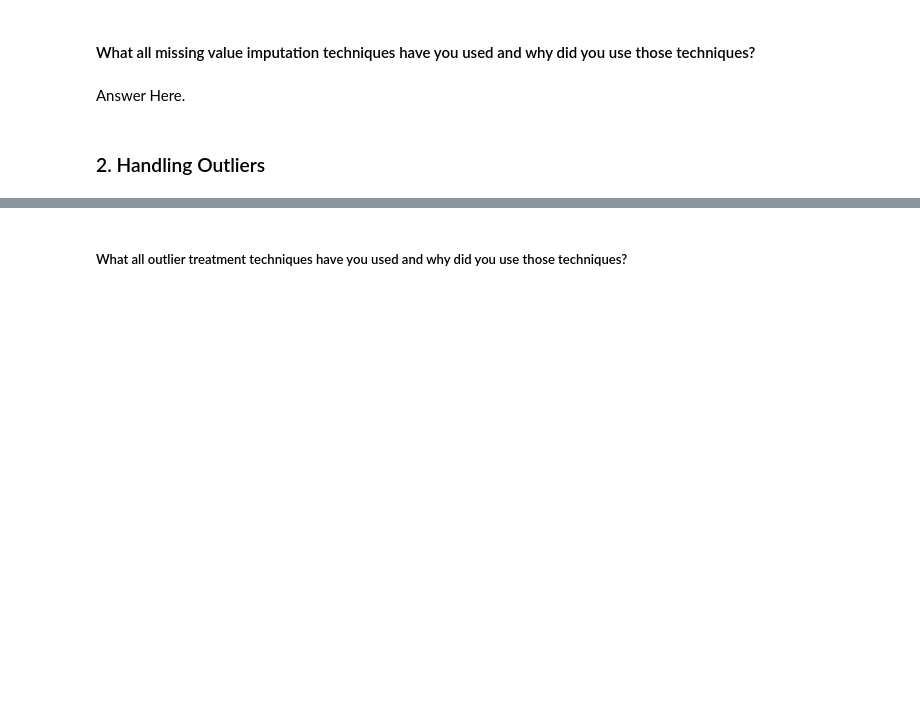
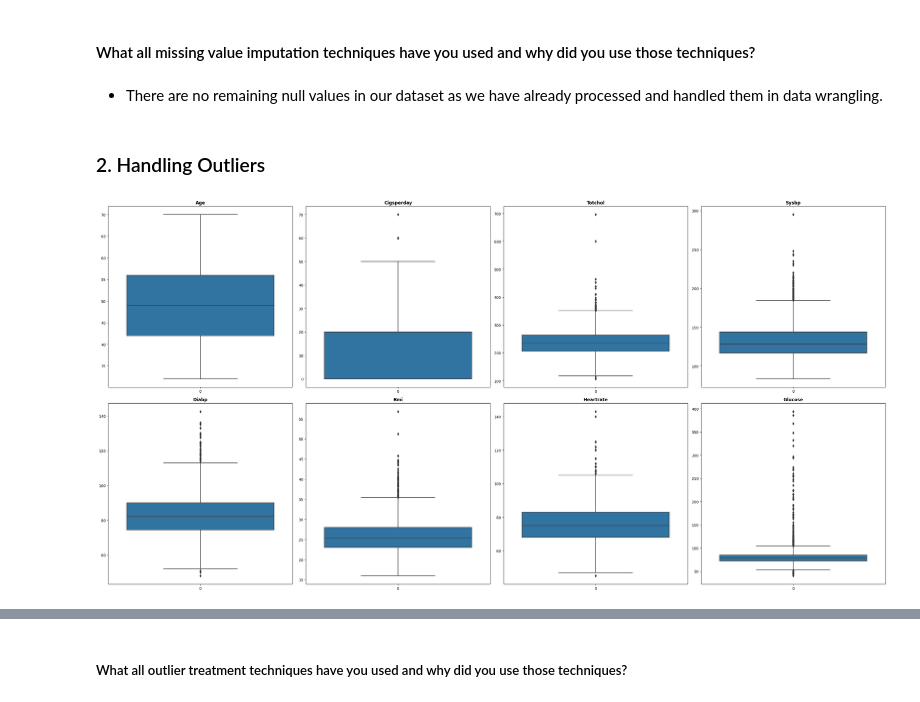
Before and after one commit to Navjotkhatri/CARDIOVASCULAR-RISK-PREDICTION, a Jupyter notebook: Cardiovascular_Risk_Prediction.ipynb, the cells around one changed output, grey strips where cells are left out. Cells and saved outputs as stored; diff of their text form; code cells hidden in the pictures; blank space fills up the shorter version.

```diff
--- a/Cardiovascular_Risk_Prediction.ipynb
+++ b/Cardiovascular_Risk_Prediction.ipynb
@@ -960,6 +980,6 @@ p-value: 3.388983060064358e-29
 # %% [markdown]
 #### What all missing value imputation techniques have you used and why did you use those techniques?
-# %% [markdown]
-Answer Here.
+# %% [markdown]
+* There are no remaining null values in our dataset as we have already processed and handled them in data wrangling.
 # %% [markdown]
 ### 2. Handling Outliers
@@ -967,0 +986,10 @@ Answer Here.
+# %%
+# Handling Outliers & Outlier treatments
+fig, axes = plt.subplots(2, 4, figsize=(30, 15))
+axes = axes.flatten()
+for ax, col in zip(axes, continous_variable):
+    sns.boxplot(df[col], ax=ax)
+    ax.set_title(col.title(), weight='bold')
+plt.tight_layout()
+# %% [output]
+[figure, added]
```
Also changed, not shown: parts of 40 cells of this notebook.
